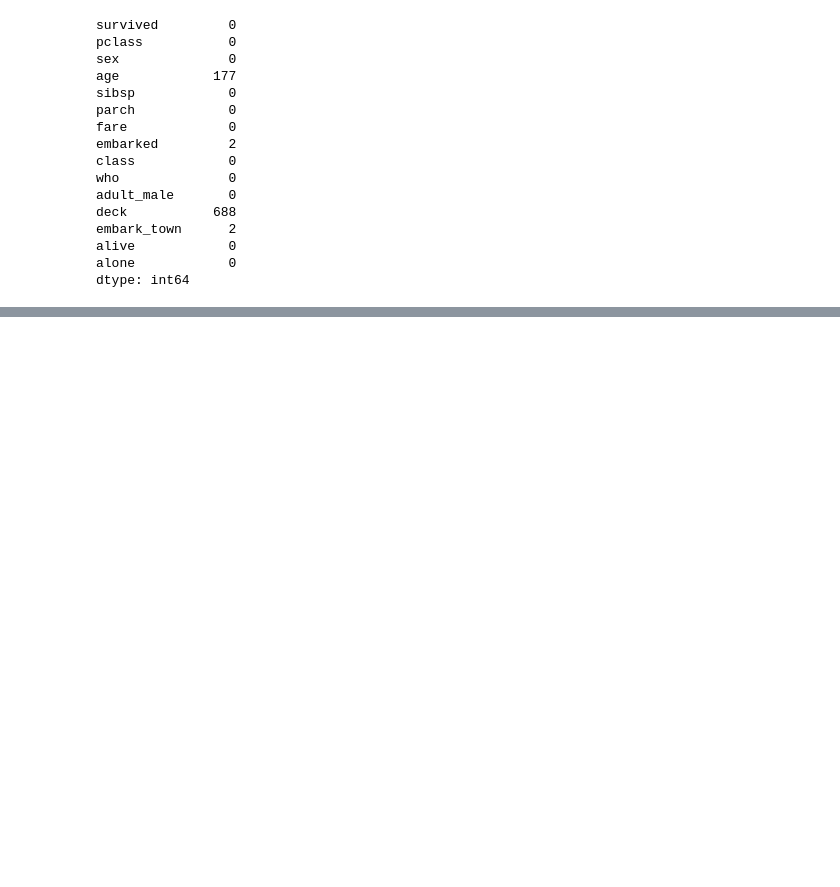
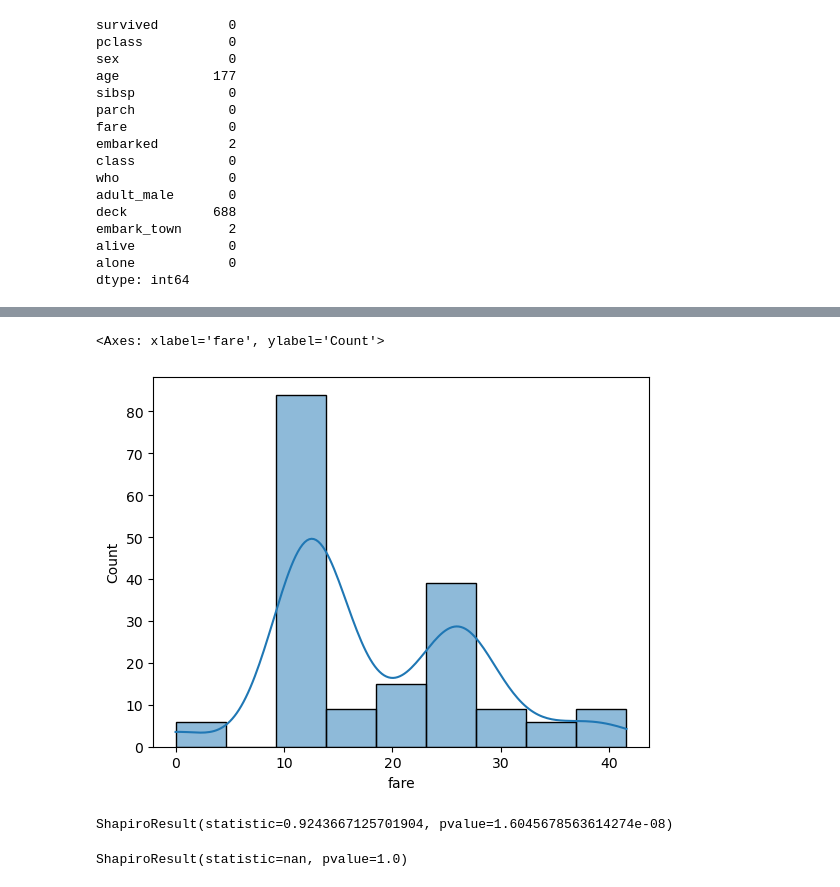
Before and after one commit to Afzalfaizi/python-ka-chilla, a Jupyter notebook: tests.ipynb, the cells around one changed output, grey strips where cells are left out. Drawn from its saved outputs; the diff is of its cells as text; code cells hidden in the pictures; blank space fills up the shorter version.

Commit message:
EDA ( Test to normalize the data)

```diff
--- a/tests.ipynb
+++ b/tests.ipynb
@@ -161,0 +162,23 @@ df_outliers_removed.head()
+# %%
+sns.histplot(df_outliers_removed['fare'], kde=1)
+# %% [output]
+<Axes: xlabel='fare', ylabel='Count'>
+[figure, added]
+# %%
+stats.shapiro(df_outliers_removed['fare'])
+# %% [output]
+ShapiroResult(statistic=0.9243667125701904, pvalue=1.6045678563614274e-08)
+# %%
+# subset
+df['fare'] = np.log(df['fare'])
+df.head()
+stats.shapiro(df['fare'])
+# method
+
+# code
+
+# make plot
+
+# normal dist test
+# %% [output]
+ShapiroResult(statistic=nan, pvalue=1.0)
```
Also changed, not shown: parts of 2 cells of this notebook.
